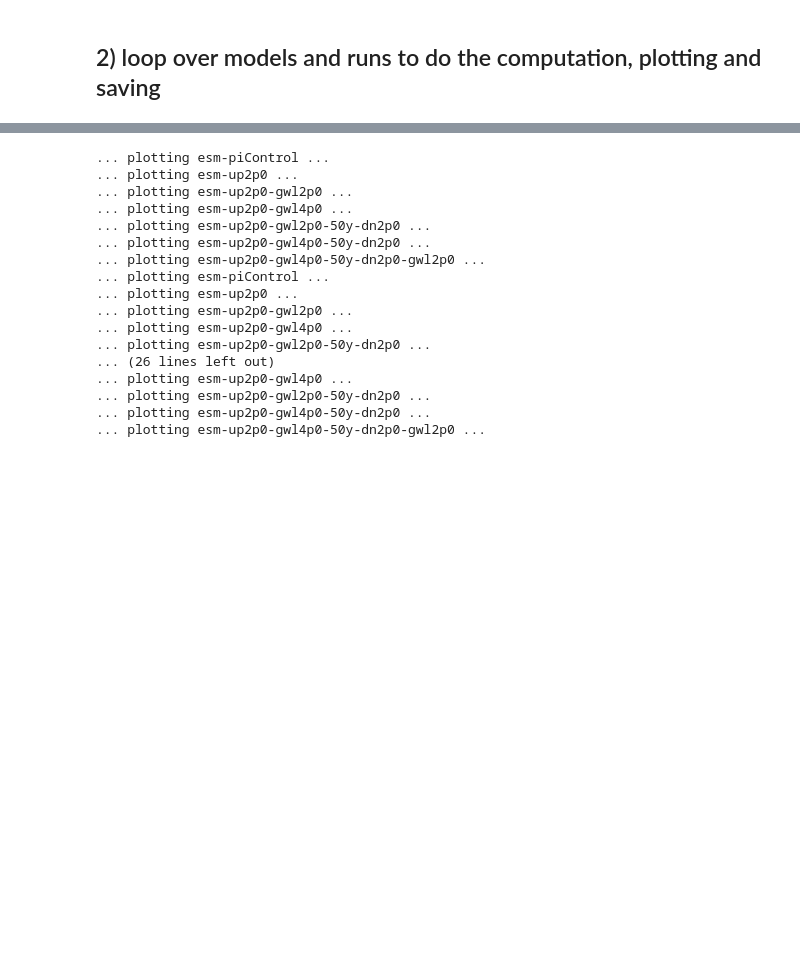
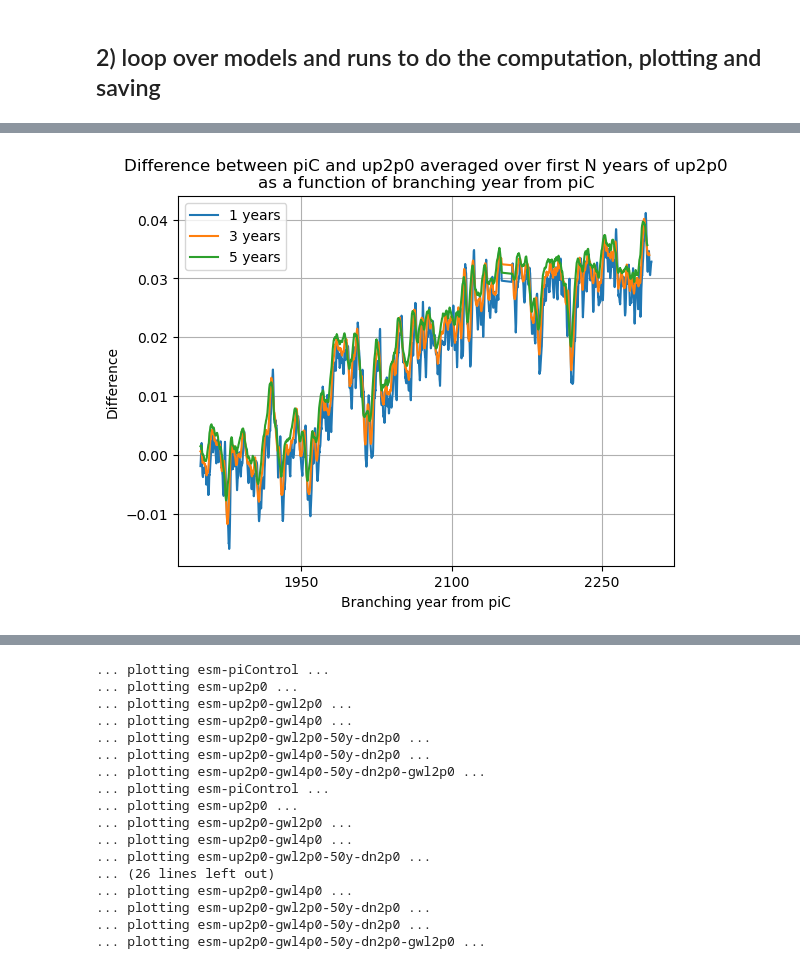
Before and after one commit to eikekoehn/TIPMIP_carbon_cycle, a Jupyter notebook: 01_postprocessing/calc_time_series_of_global_statistic.ipynb, the cells around one changed output, grey strips where cells are left out. Saved outputs shown, nothing was run; the diff lists cells and outputs as text; code cells hidden in the pictures; blank space fills up the shorter version.

```diff
--- a/01_postprocessing/calc_time_series_of_global_statistic.ipynb
+++ b/01_postprocessing/calc_time_series_of_global_statistic.ipynb
@@ -488,0 +489,27 @@ Coordinates:
+# %%
+for nyears in [1,3,5]:
+    absdiffs = []
+    times = []
+
+    for i in range(0, 5280 - int(nyears * 12)):
+        piC = global_stats['esm-piControl'].zos_global_mean.isel(
+            time=slice(i, i + int(nyears * 12))
+        )
+
+        rup = global_stats['esm-up2p0'].zos_global_mean.isel(
+            time=slice(0, int(nyears * 12))
+        )
+
+        absdiffs.append(np.mean(rup.values - piC.values))
+        times.append(piC.time.values[0])
+
+    plt.plot(times, absdiffs, label=f'{nyears} years')
+
+plt.grid()
+plt.legend()
+plt.ylabel('Difference')
+plt.title('Difference between piC and up2p0 averaged over first N years of up2p0\nas a function of branching year from piC')
+plt.xlabel('Branching year from piC')
+plt.show()
+# %% [output]
+[figure, added]
```
Also changed, not shown: parts of 8 cells of this notebook, 7 other files.
